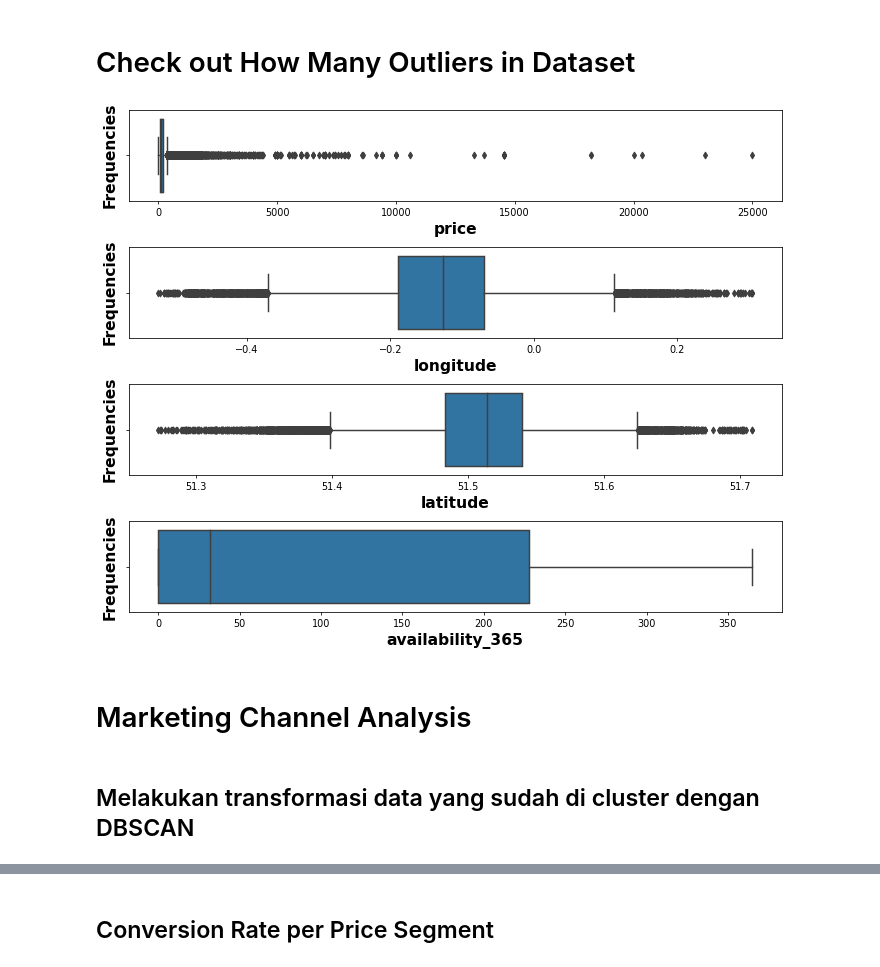
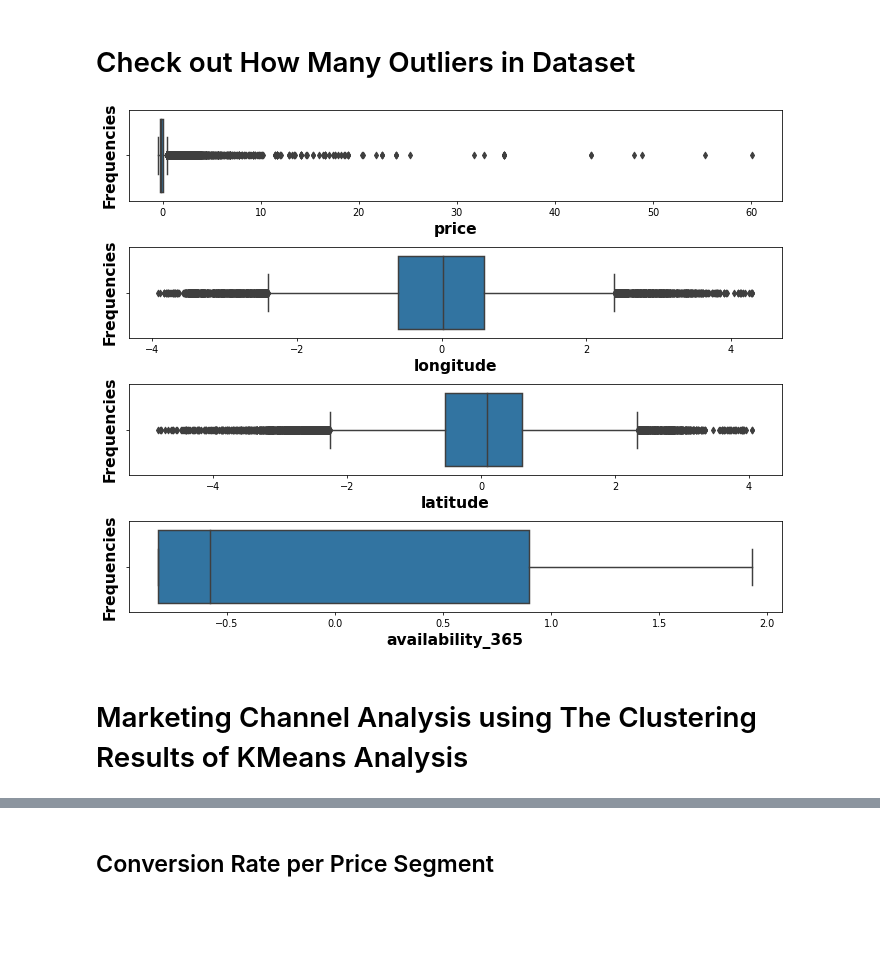
Before and after one commit to retnoanggraeni2129/final_project_customer_segmentation, a Jupyter notebook: EDA_Airbnb_London.ipynb, the cells around one changed output, grey strips where cells are left out. Cells and saved outputs as stored; diff of their text form; code cells hidden in the pictures; blank space fills up the shorter version.

```diff
--- a/EDA_Airbnb_London.ipynb
+++ b/EDA_Airbnb_London.ipynb
@@ -433,19 +414,18 @@ print(df_model.shape)
 # %% [markdown]
 # Feature Scaling
 # %%
-# sandardscaler untuk df['price']
+# sandardscaler for numerical data
 
 from sklearn.preprocessing import StandardScaler
 
 scaled = StandardScaler()
-scaled_data = scaled.fit_transform(data_model[feat_select])
+scaled_data = scaled.fit_transform(df1[feat_select])
 # %%
 scaled_data = pd.DataFrame(scaled_data, columns=feat_select)
 # %%
-# Menggabungkan data frame
-n_r = data_model[['neighbourhood', 'room_type']]
+# Merge to a new dataframe
 
-dfm = n_r.merge(scaled_data, left_index = True, right_index = True, how = 'left')
+dfm = df_encode.merge(scaled_data, left_index = True, right_index = True, how = 'left')
 dfm.head()
 # %% [output]
 |  | neighbourhood | room_type | price | longitude | latitude | availability_365 |
@@ -462,27 +450,27 @@ from sklearn.datasets import make_blobs
 # %%
 import numpy as np
 
-# Konversi data_model ke array NumPy untuk perhitungan numerik
-data_model_array = dfm[['neighbourhood','price']].values
+# Convert data_model to NumPy array for numerical calculation
+data_model_array = data_model[['neighbourhood','price']].values
 
-# Inisialisasi centroid secara acak
+# Initialize the centroid randomly
 def initialize_centroids(data, k):
     np.random.seed(500)
     random_indices = np.random.permutation(data.shape[0])
     centroids = data[random_indices[:k]]
     return centroids
 
-# Penugasan klaster berdasarkan jarak ke centroid
+# Perbarui centroid berdasarkan rata-rata klaster
 def assign_clusters(data, centroids):
     distances = np.sqrt(((data - centroids[:, np.newaxis])**2).sum(axis=2))
     return np.argmin(distances, axis=0)
 
-# Update centroid berdasarkan mean dari klaster
+# Update the centroid based on the mean of the cluster
 def update_centroids(data, labels, k):
     new_centroids = np.array([data[labels == i].mean(axis=0) for i in range(k)])
     return new_centroids
 
-# Fungsi utama KMeans
+# Main functions of KMeans
 def kmeans(data, k, max_iters=10, tol=1e-6):
     centroids = initialize_centroids(data, k)
     for i in range(max_iters):
@@ -494,12 +482,12 @@ def kmeans(data, k, max_iters=10, tol=1e-6):
         centroids = new_centroids
     return centroids, labels
 
-# Menentukan jumlah klaster dan menerapkan KMeans
+# Determining the number of clusters and applying KMeans
 k = 6
 centroids, labels = kmeans(data_model_array, k)
 
-# Menambahkan hasil klaster ke data_model asli
-dfm['cluster'] = labels
-dfm.head()
+# Append the cluster result to the original data_model
+data_model['cluster'] = labels
+data_model.head()
 # %% [output]
 |  | neighbourhood | room_type | price | longitude | latitude | availability_365 | cluster |
@@ -674,0 +648,6 @@ dtype: int64
+# %%
+# Returns encoding to original form
+dfm['neighbourhood'] = dfm['neighbourhood'].map(neighbourhood_mapping)
+dfm['room_type'] = dfm['room_type'].map(room_type_mapping)
+
+dfm.head()
@@ -676,21 +662,19 @@ dtype: int64
 # Check out How Many Outliers in Dataset
 # %%
 # Retrieve a column of numeric data
-numeric = dfb[feat_select]
+numeric = dfm[feat_select]
 
 # Create subplots
 fig, axes = plt.subplots(4,1, figsize=(10, 8), dpi=70)
 
 # Iterate over numerical data and axes
 for ax, cols in zip(axes, numeric):
-    sns.boxplot(x=df1[cols], ax=ax)
+    sns.boxplot(x=dfm[cols], ax=ax)
     ax.set_xlabel(cols, fontdict={'color': 'black', 'weight': 'bold', 'size': 16})
     ax.set_ylabel('Frequencies', fontdict={'color': 'black', 'weight': 'bold', 'size': 16})
 plt.tight_layout()
 plt.show()
 # %% [output]
-[figure, old version]
+[figure, new version]
 # %% [markdown]
-# Marketing Channel Analysis
+# Marketing Channel Analysis using The Clustering Results of KMeans Analysis
-# %% [markdown]
-## Melakukan transformasi data yang sudah di cluster dengan DBSCAN
```
Also changed, not shown: parts of 37 cells of this notebook.
